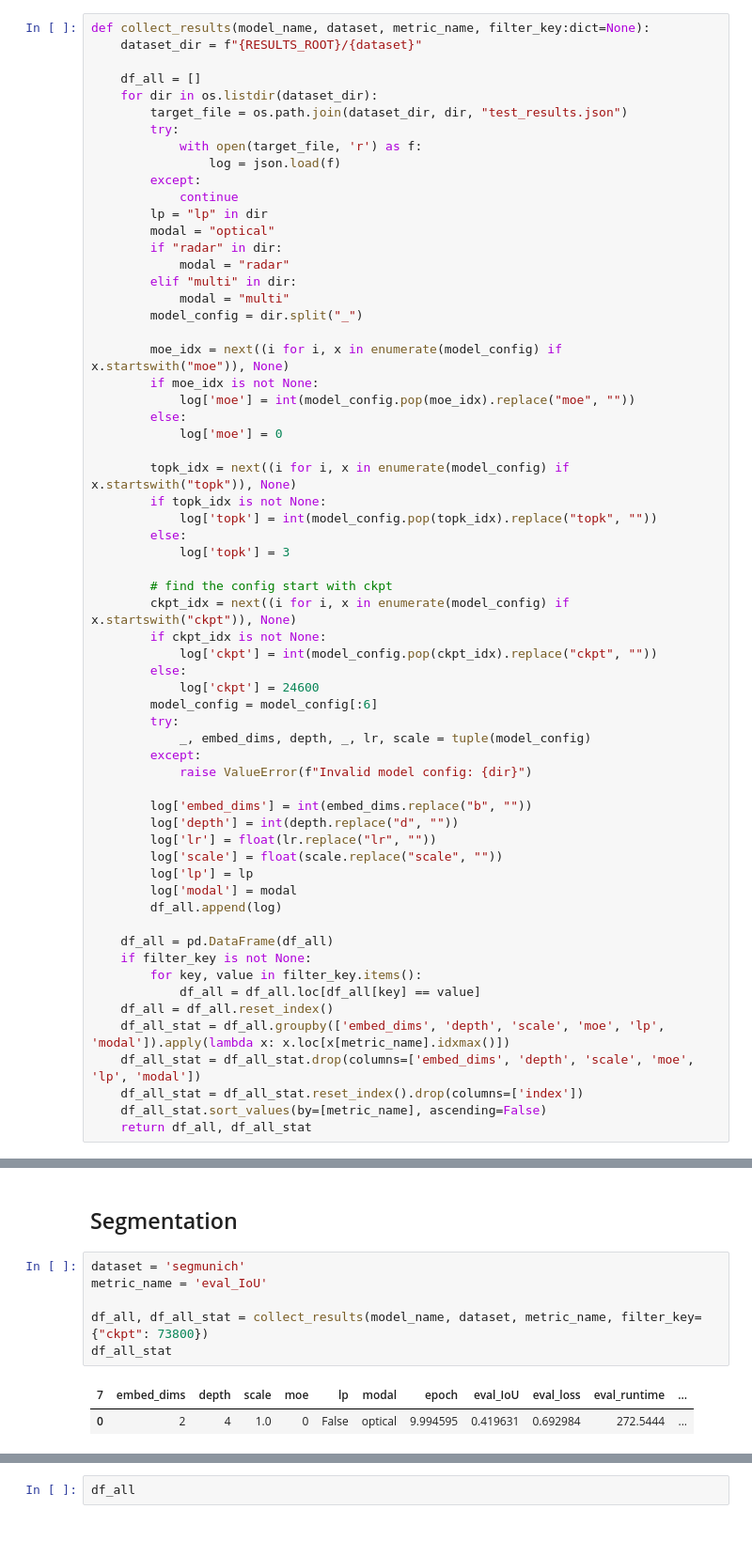
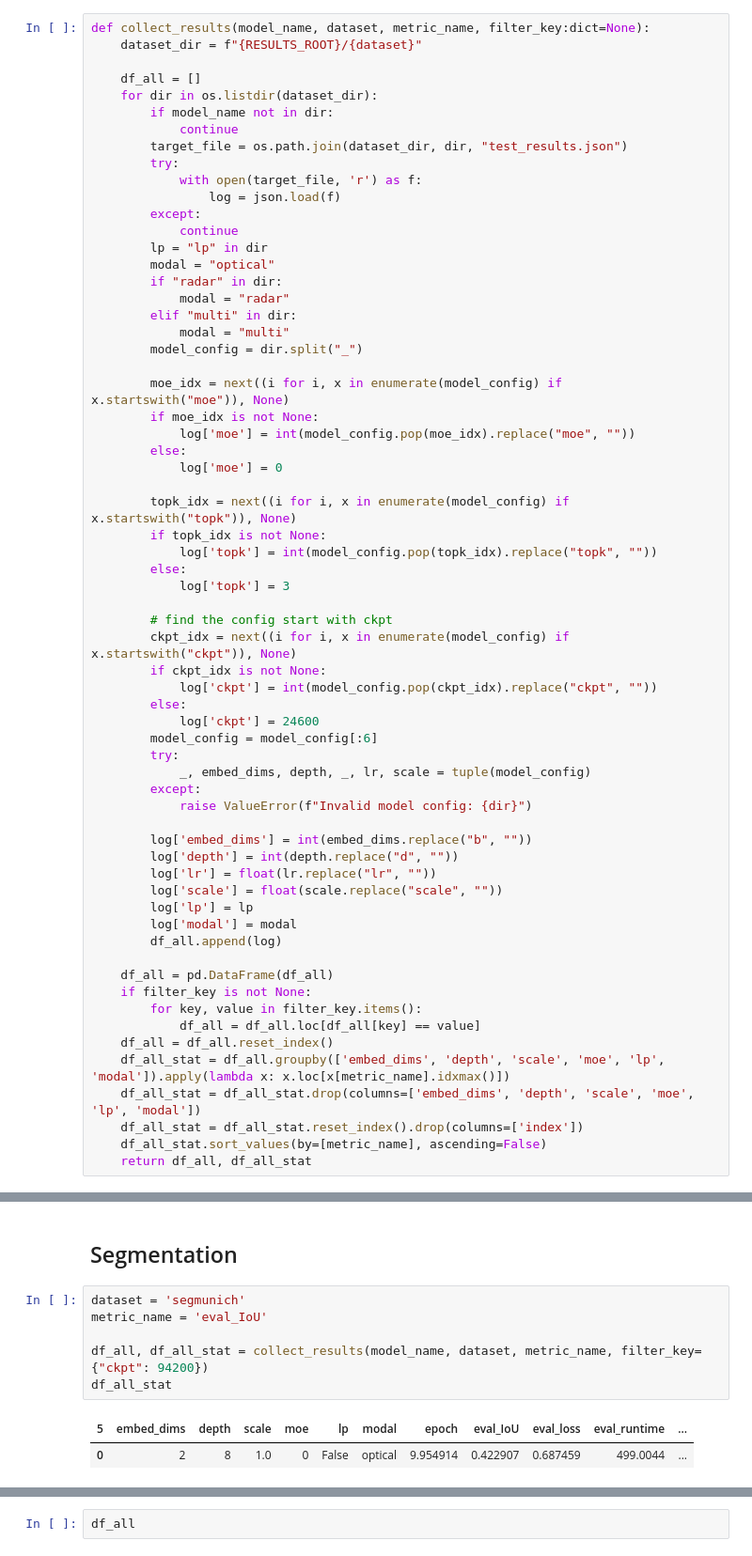
Before and after one commit to uiuctml/GeospatialFM, a Jupyter notebook: collect_results.ipynb, the cells around one changed output, grey strips where cells are left out. Shown: that part at 94% size. Cells and saved outputs as stored; diff of their text form.

```diff
--- a/collect_results.ipynb
+++ b/collect_results.ipynb
@@ -27,6 +27,8 @@ def collect_results(model_name, dataset, metric_name, filter_key:dict=None):
 
     df_all = []
     for dir in os.listdir(dataset_dir):
+        if model_name not in dir:
+            continue
         target_file = os.path.join(dataset_dir, dir, "test_results.json")
         try:
             with open(target_file, 'r') as f:
@@ -146,12 +148,12 @@ df_all_stat
 # %%
 dataset = 'segmunich'
 metric_name = 'eval_IoU'
 
-df_all, df_all_stat = collect_results(model_name, dataset, metric_name, filter_key={"ckpt": 73800})
+df_all, df_all_stat = collect_results(model_name, dataset, metric_name, filter_key={"ckpt": 94200})
 df_all_stat
 # %% [output]
-| 7 | embed_dims | depth | scale | moe | lp | modal | epoch | eval_IoU | eval_loss | eval_runtime | ... |
-| 0 | 2 | 4 | 1.0 | 0 | False | optical | 9.994595 | 0.419631 | 0.692984 | 272.5444 | ... |
+| 5 | embed_dims | depth | scale | moe | lp | modal | epoch | eval_IoU | eval_loss | eval_runtime | ... |
+| 0 | 2 | 8 | 1.0 | 0 | False | optical | 9.954914 | 0.422907 | 0.687459 | 499.0044 | ... |
 # %%
 dataset = 'dfc2020'
 metric_name = 'eval_IoU'
```
Also changed, not shown: parts of 7 cells of this notebook.
